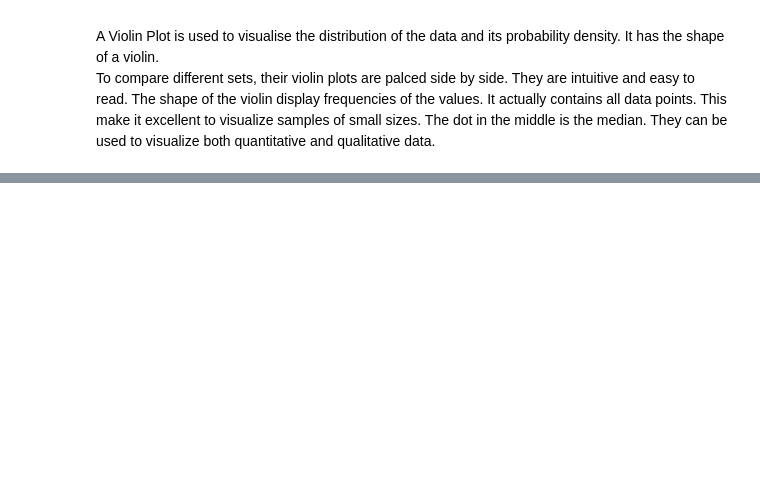
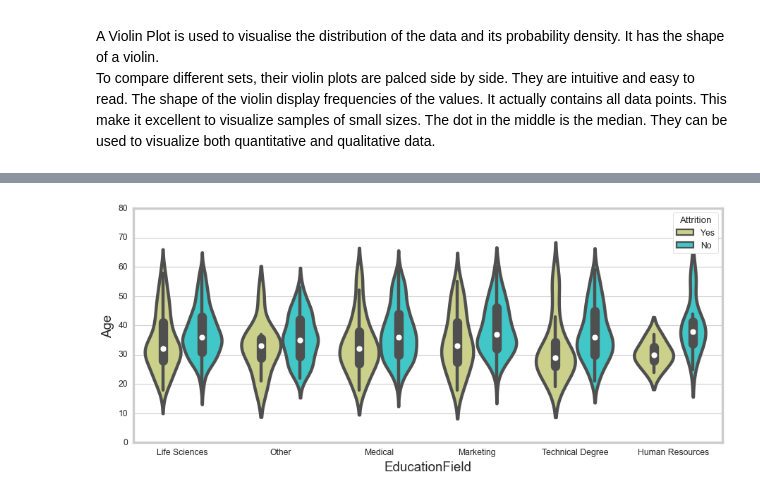
Before and after one commit to skacem/TIL, a Jupyter notebook: seaborn_intro.ipynb, the cells around one changed output, grey strips where cells are left out. Cells and saved outputs as stored; diff of their text form; code cells hidden in the pictures; blank space fills up the shorter version.

```diff
--- a/seaborn_intro.ipynb
+++ b/seaborn_intro.ipynb
@@ -288,0 +302,8 @@ To compare different sets, their violin plots are palced side by side. They are
+# %%
+plt.rcParams["figure.figsize"] = 12, 5
+sns.violinplot(x=df['EducationField'],
+            y=df['Age'],
+            hue=df['Attrition'],
+            palette='rainbow_r');
+# %% [output]
+[figure, added]
```
Also changed, not shown: parts of 15 cells of this notebook.
